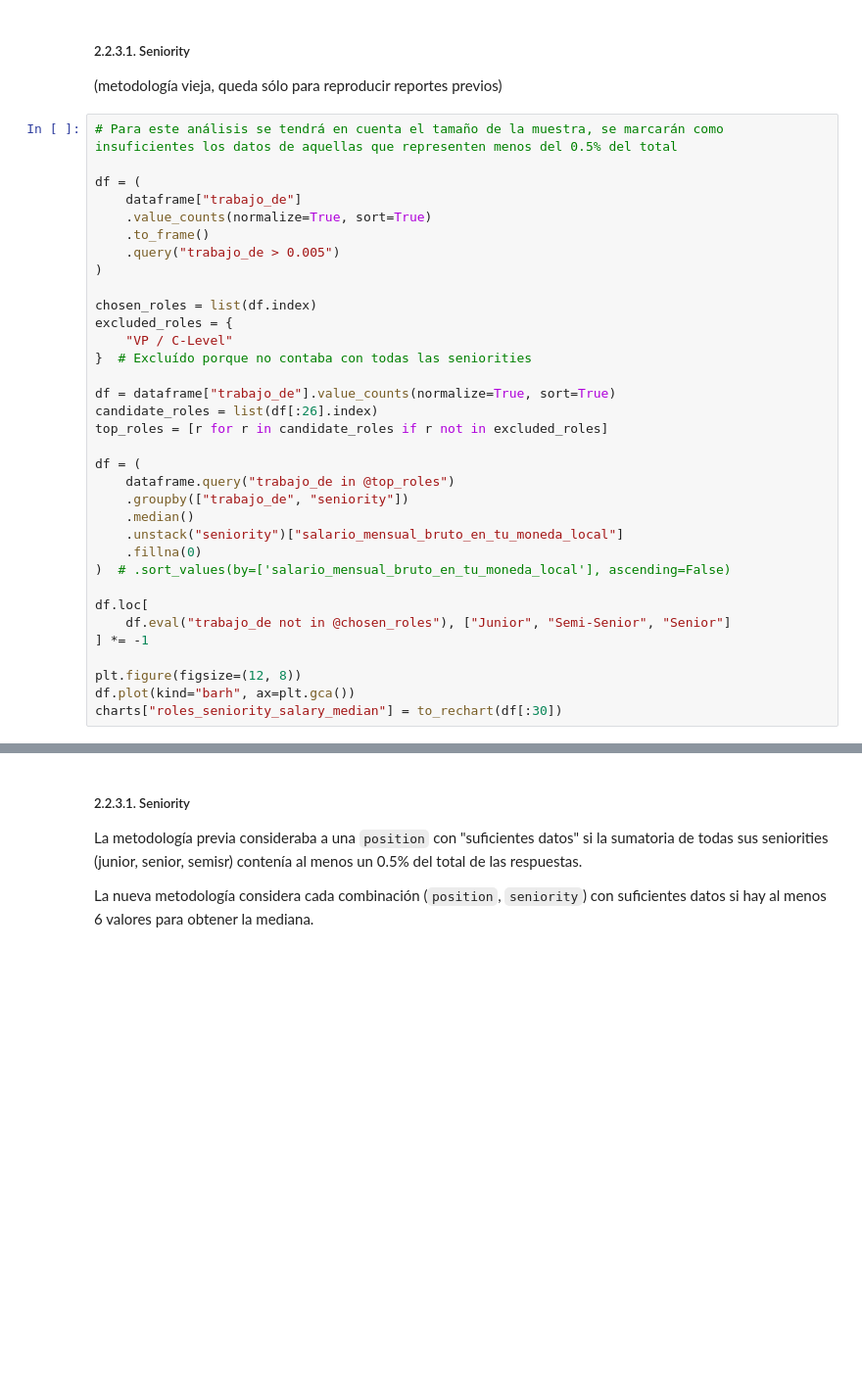
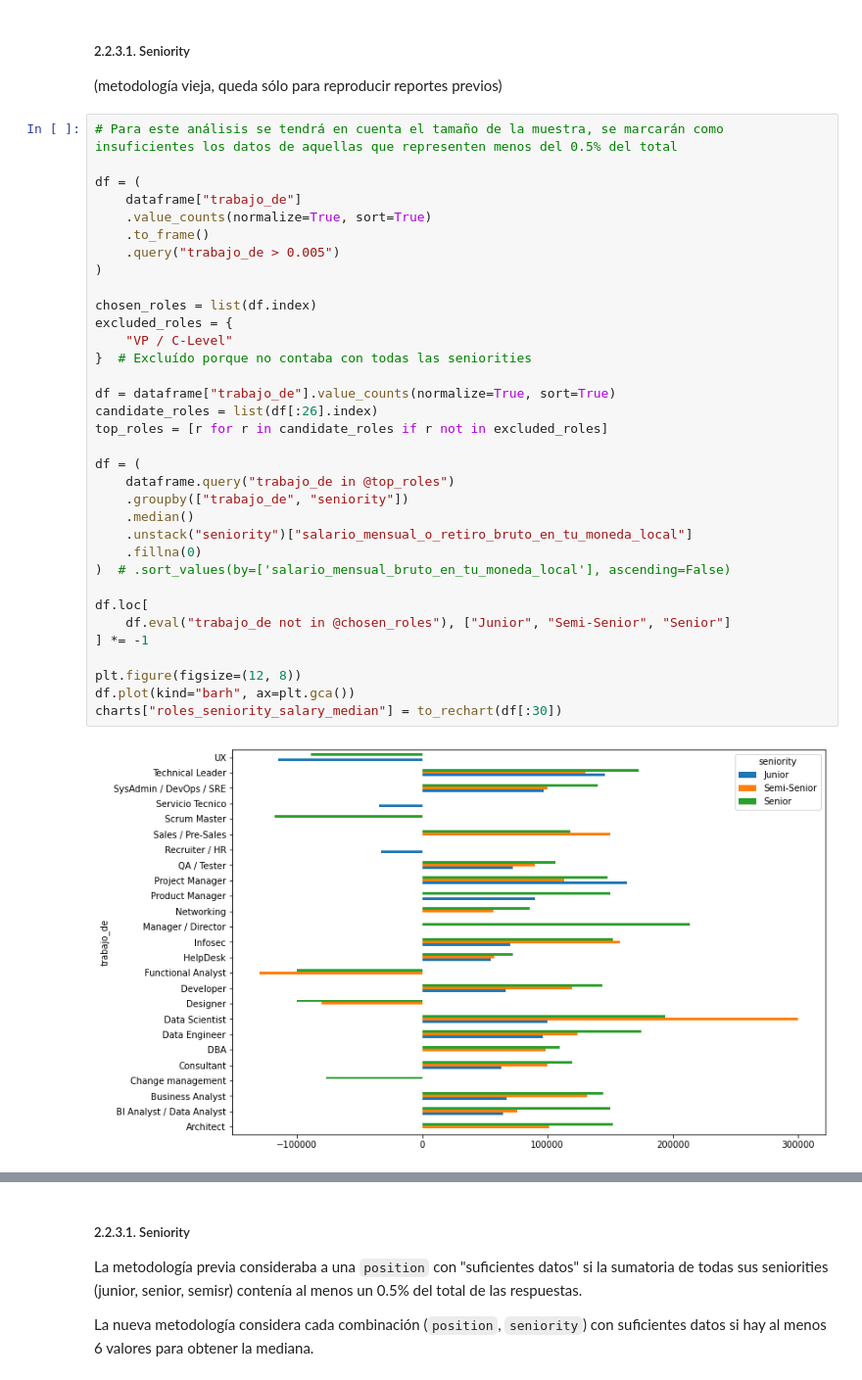
Before and after one commit to SebastianESaavedra/openqube-sueldos, a Jupyter notebook: pipeline/data-analysis.ipynb, the cells around one changed output, grey strips where cells are left out. Shown at 98% size. Drawn from its saved outputs; the diff is of its cells as text; blank space fills up the shorter version.

```diff
--- a/pipeline/data-analysis.ipynb
+++ b/pipeline/data-analysis.ipynb
@@ -952,31 +987,33 @@ display(df)
 df = (
     dataframe["trabajo_de"]
     .value_counts(normalize=True, sort=True)
     .to_frame()
     .query("trabajo_de > 0.005")
 )
 
 chosen_roles = list(df.index)
 excluded_roles = {
     "VP / C-Level"
 }  # Excluído porque no contaba con todas las seniorities
 
 df = dataframe["trabajo_de"].value_counts(normalize=True, sort=True)
 candidate_roles = list(df[:26].index)
 top_roles = [r for r in candidate_roles if r not in excluded_roles]
 
 df = (
     dataframe.query("trabajo_de in @top_roles")
     .groupby(["trabajo_de", "seniority"])
     .median()
-    .unstack("seniority")["salario_mensual_bruto_en_tu_moneda_local"]
+    .unstack("seniority")["salario_mensual_o_retiro_bruto_en_tu_moneda_local"]
     .fillna(0)
 )  # .sort_values(by=['salario_mensual_bruto_en_tu_moneda_local'], ascending=False)
 
 df.loc[
     df.eval("trabajo_de not in @chosen_roles"), ["Junior", "Semi-Senior", "Senior"]
 ] *= -1
 
 plt.figure(figsize=(12, 8))
 df.plot(kind="barh", ax=plt.gca())
 charts["roles_seniority_salary_median"] = to_rechart(df[:30])
+# %% [output]
+[figure, added]
```
Also changed, not shown: parts of 63 cells of this notebook.
